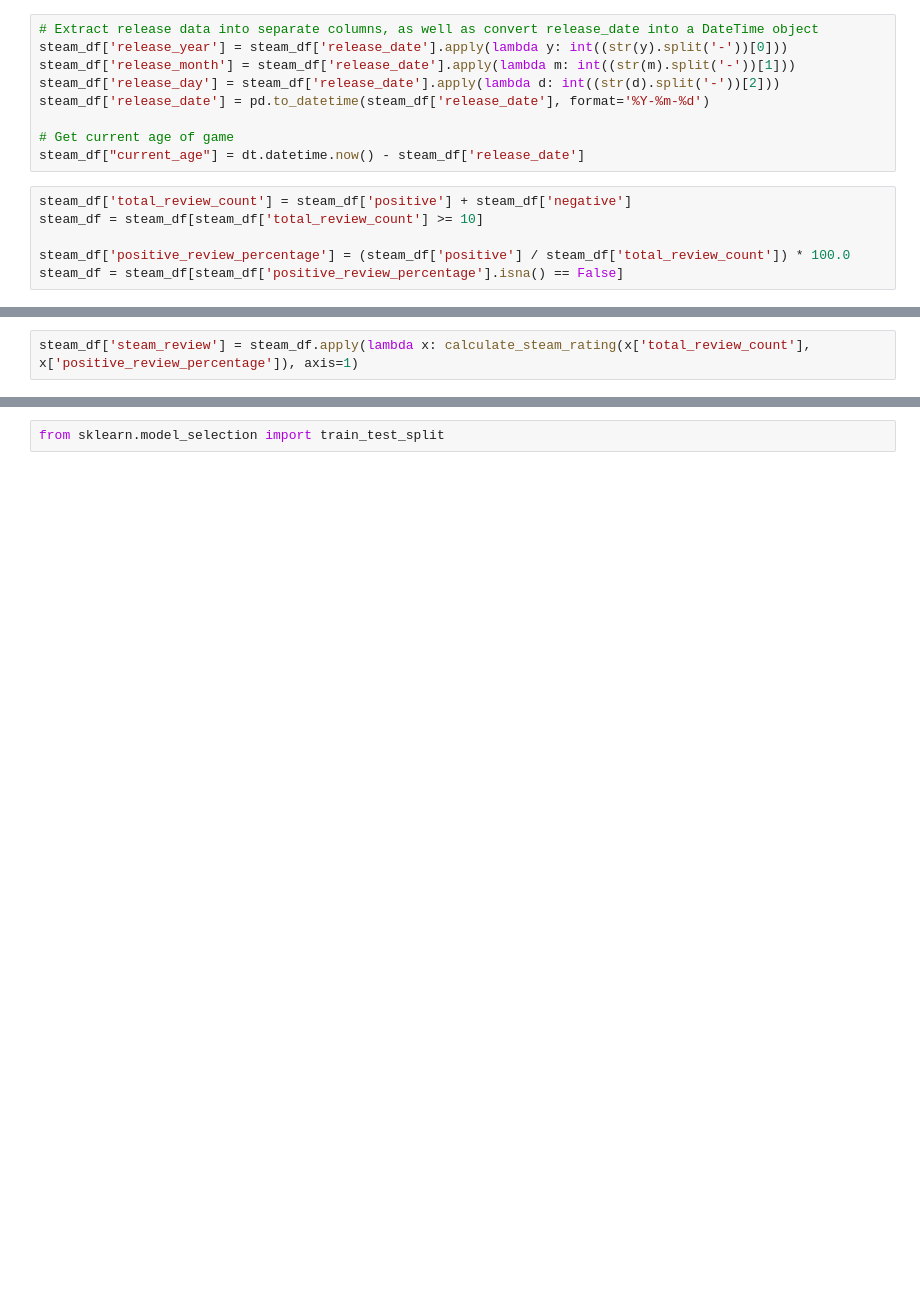
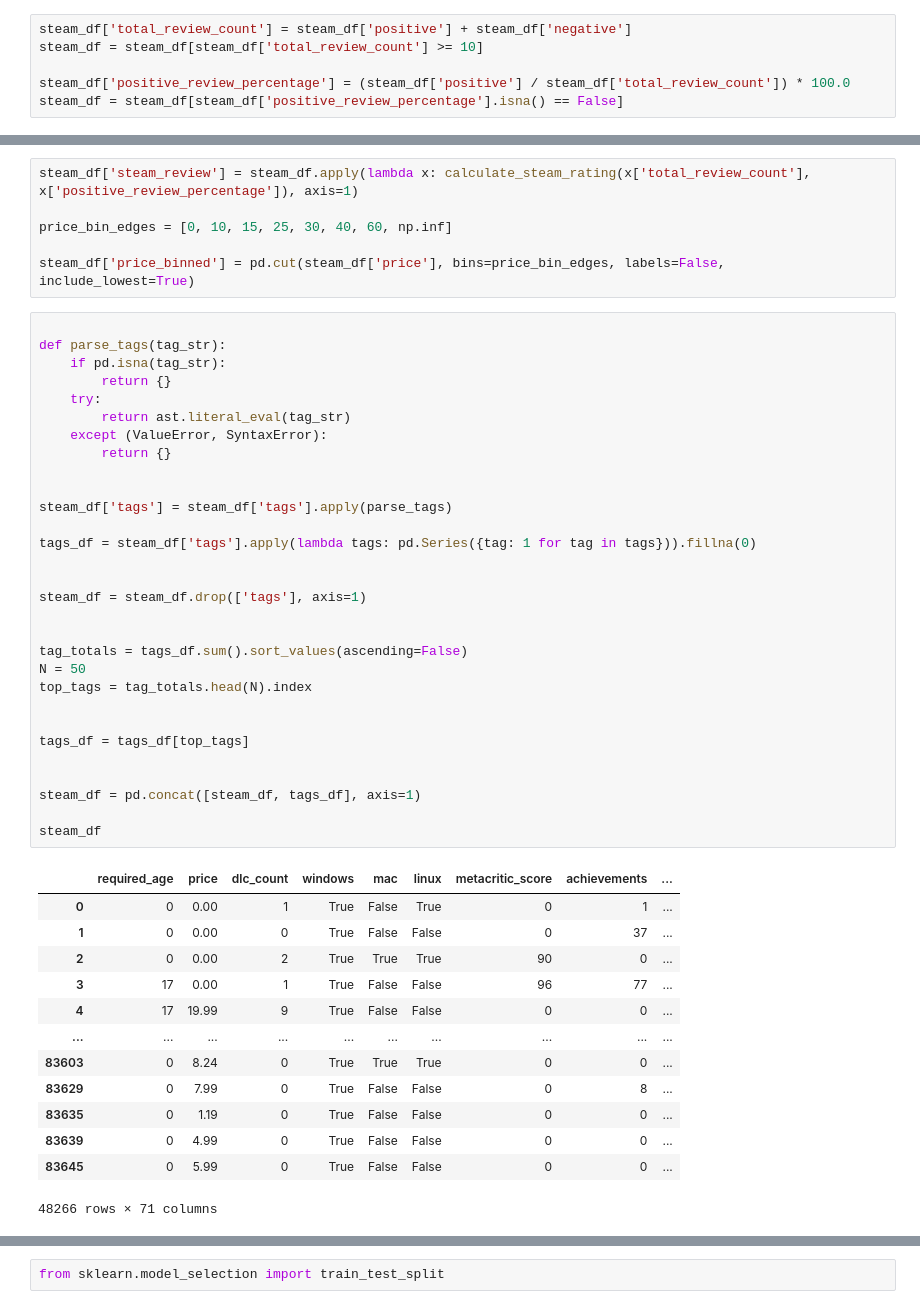
Before and after one commit to dotlonely/itsc3162_project2, a Jupyter notebook: project2.ipynb, the cells around one changed output, grey strips where cells are left out. Cells and saved outputs as stored; diff of their text form; blank space fills up the shorter version.

```diff
--- a/project2.ipynb
+++ b/project2.ipynb
@@ -27,12 +61,3 @@ steam_df.describe()
-# %%
-# Extract release data into separate columns, as well as convert release_date into a DateTime object
-steam_df['release_year'] = steam_df['release_date'].apply(lambda y: int((str(y).split('-'))[0]))
-steam_df['release_month'] = steam_df['release_date'].apply(lambda m: int((str(m).split('-'))[1]))
-steam_df['release_day'] = steam_df['release_date'].apply(lambda d: int((str(d).split('-'))[2]))
-steam_df['release_date'] = pd.to_datetime(steam_df['release_date'], format='%Y-%m-%d')
-
-# Get current age of game
-steam_df["current_age"] = dt.datetime.now() - steam_df['release_date']
 # %%
 steam_df['total_review_count'] = steam_df['positive'] + steam_df['negative']
 steam_df = steam_df[steam_df['total_review_count'] >= 10]
@@ -84,2 +109,50 @@ def calculate_steam_rating(num_reviews: int, prp: float) -> str:
 # %%
 steam_df['steam_review'] = steam_df.apply(lambda x: calculate_steam_rating(x['total_review_count'], x['positive_review_percentage']), axis=1)
+
+price_bin_edges = [0, 10, 15, 25, 30, 40, 60, np.inf]
+
+steam_df['price_binned'] = pd.cut(steam_df['price'], bins=price_bin_edges, labels=False, include_lowest=True)
+# %%
+
+def parse_tags(tag_str):
+    if pd.isna(tag_str):
+        return {}
+    try:
+        return ast.literal_eval(tag_str)
+    except (ValueError, SyntaxError):
+        return {}
+
+
+steam_df['tags'] = steam_df['tags'].apply(parse_tags)
+
+tags_df = steam_df['tags'].apply(lambda tags: pd.Series({tag: 1 for tag in tags})).fillna(0)
+
+
+steam_df = steam_df.drop(['tags'], axis=1)
+
+
+tag_totals = tags_df.sum().sort_values(ascending=False)
+N = 50
+top_tags = tag_totals.head(N).index
+
+
+tags_df = tags_df[top_tags]
+
+
+steam_df = pd.concat([steam_df, tags_df], axis=1)
+
+steam_df
+# %% [output]
+|  | required_age | price | dlc_count | windows | mac | linux | metacritic_score | achievements | ... |
+| 0 | 0 | 0.00 | 1 | True | False | True | 0 | 1 | ... |
+| 1 | 0 | 0.00 | 0 | True | False | False | 0 | 37 | ... |
+| 2 | 0 | 0.00 | 2 | True | True | True | 90 | 0 | ... |
+| 3 | 17 | 0.00 | 1 | True | False | False | 96 | 77 | ... |
+| 4 | 17 | 19.99 | 9 | True | False | False | 0 | 0 | ... |
+| ... | ... | ... | ... | ... | ... | ... | ... | ... | ... |
+| 83603 | 0 | 8.24 | 0 | True | True | True | 0 | 0 | ... |
+| 83629 | 0 | 7.99 | 0 | True | False | False | 0 | 8 | ... |
+| 83635 | 0 | 1.19 | 0 | True | False | False | 0 | 0 | ... |
+| 83639 | 0 | 4.99 | 0 | True | False | False | 0 | 0 | ... |
+| 83645 | 0 | 5.99 | 0 | True | False | False | 0 | 0 | ... |
+48266 rows × 71 columns
```
Also changed, not shown: parts of 19 cells of this notebook.
